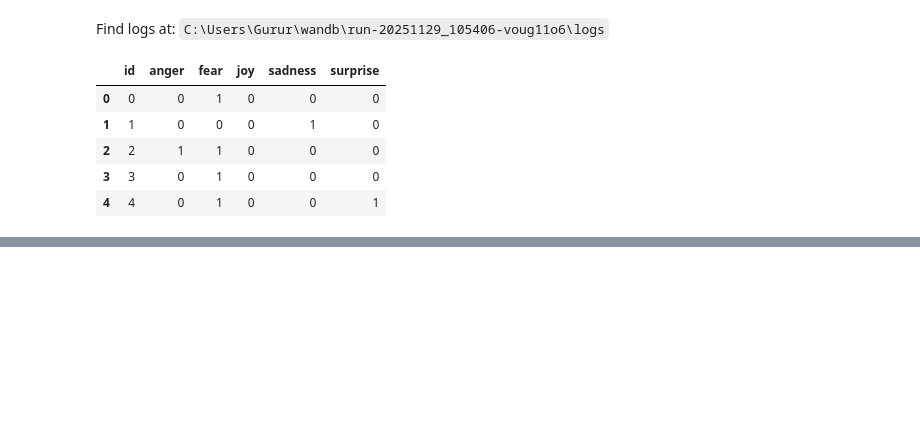
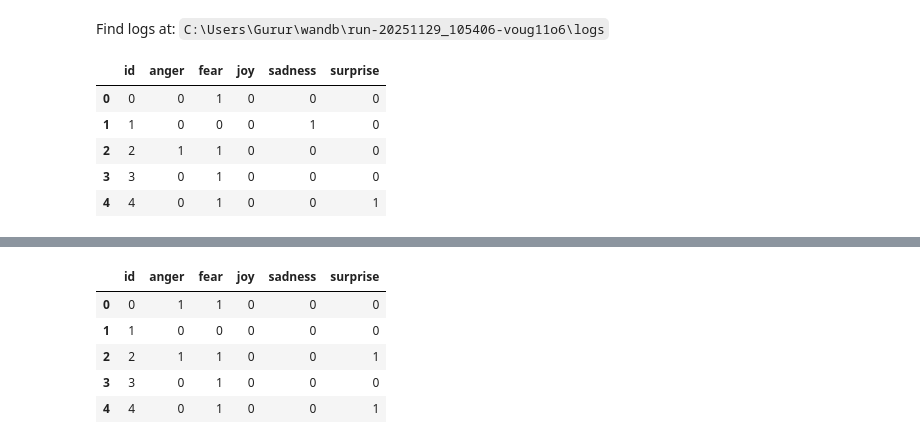
Before and after one commit to 22f3000400/2025-Sep-DLGenAI-Project, a Jupyter notebook: notebooks/dl-22f3000400-notebook-t32025.ipynb, the cells around one changed output, grey strips where cells are left out. Cells and saved outputs as stored; diff of their text form; code cells hidden in the pictures; blank space fills up the shorter version.

Commit message:
Model-4 Distilbert

```diff
--- a/notebooks/dl-22f3000400-notebook-t32025.ipynb
+++ b/notebooks/dl-22f3000400-notebook-t32025.ipynb
@@ -1134,0 +1197,14 @@ submission3.head()
+# %%
+class BertMultiLabel4(nn.Module):
+    def __init__(self, model_name, num_labels):
+        super().__init__()
+        self.bert = AutoModel.from_pretrained(model_name)
+        hidden_size = self.bert.config.hidden_size
+        self.dropout = nn.Dropout(0.3)
+        self.classifier = nn.Linear(hidden_size, num_labels)
+    def forward(self, input_ids, attention_mask):
+        outputs = self.bert(input_ids=input_ids, attention_mask=attention_mask)
+        cls = outputs.last_hidden_state[:, 0, :]
+        x = self.dropout(cls)
+        logits = self.classifier(x)
+        return logits
@@ -1134,0 +1321,60 @@ submission3.head()
+# %%
+ARTIFACT_DIR = Path.cwd() / "artifacts"
+ARTIFACT_DIR.mkdir(exist_ok=True)
+
+MODEL4_PATH = ARTIFACT_DIR / "model4_distilbert_finetune.pt"
+
+torch.save(
+    {
+        "model_state_dict": model4.state_dict(),
+        "hf_model_name": MODEL_NAME4,
+        "max_len": MAX_LEN4,
+        "label_cols": label_cols4,
+    },
+    MODEL4_PATH,
+)
+
+X_test4 = test[TEXT_COL].astype(str).values
+enc_test4 = tokenizer4(
+    list(X_test4),
+    padding="max_length",
+    truncation=True,
+    max_length=MAX_LEN4,
+)
+
+class BertTestDataset4(Dataset):
+    def __init__(self, encodings):
+        self.encodings = encodings
+    def __len__(self):
+        return len(self.encodings["input_ids"])
+    def __getitem__(self, idx):
+        return {k: torch.tensor(v[idx], dtype=torch.long) for k, v in self.encodings.items()}
+
+test_ds4 = BertTestDataset4(enc_test4)
+test_loader4 = DataLoader(test_ds4, batch_size=BATCH_SIZE4, shuffle=False)
+
+model4.eval()
+all_preds4 = []
+with torch.no_grad():
+    for batch in test_loader4:
+        input_ids = batch["input_ids"].to(DEVICE)
+        attention_mask = batch["attention_mask"].to(DEVICE)
+        logits = model4(input_ids=input_ids, attention_mask=attention_mask)
+        probs = torch.sigmoid(logits).cpu().numpy()
+        preds = (probs > 0.5).astype(int)
+        all_preds4.append(preds)
+
+all_preds4 = np.vstack(all_preds4)
+
+submission4 = pd.DataFrame(all_preds4, columns=label_cols4)
+submission4.insert(0, "id", test["id"])
+submission4_path = ARTIFACT_DIR / "submission_model4_distilbert.csv"
+submission4.to_csv(submission4_path, index=False)
+submission4.head()
+# %% [output]
+|  | id | anger | fear | joy | sadness | surprise |
+| 0 | 0 | 1 | 1 | 0 | 0 | 0 |
+| 1 | 1 | 0 | 0 | 0 | 0 | 0 |
+| 2 | 2 | 1 | 1 | 0 | 0 | 1 |
+| 3 | 3 | 0 | 1 | 0 | 0 | 0 |
+| 4 | 4 | 0 | 1 | 0 | 0 | 1 |
```
Also changed, not shown: parts of 6 cells of this notebook, 2 other files.
